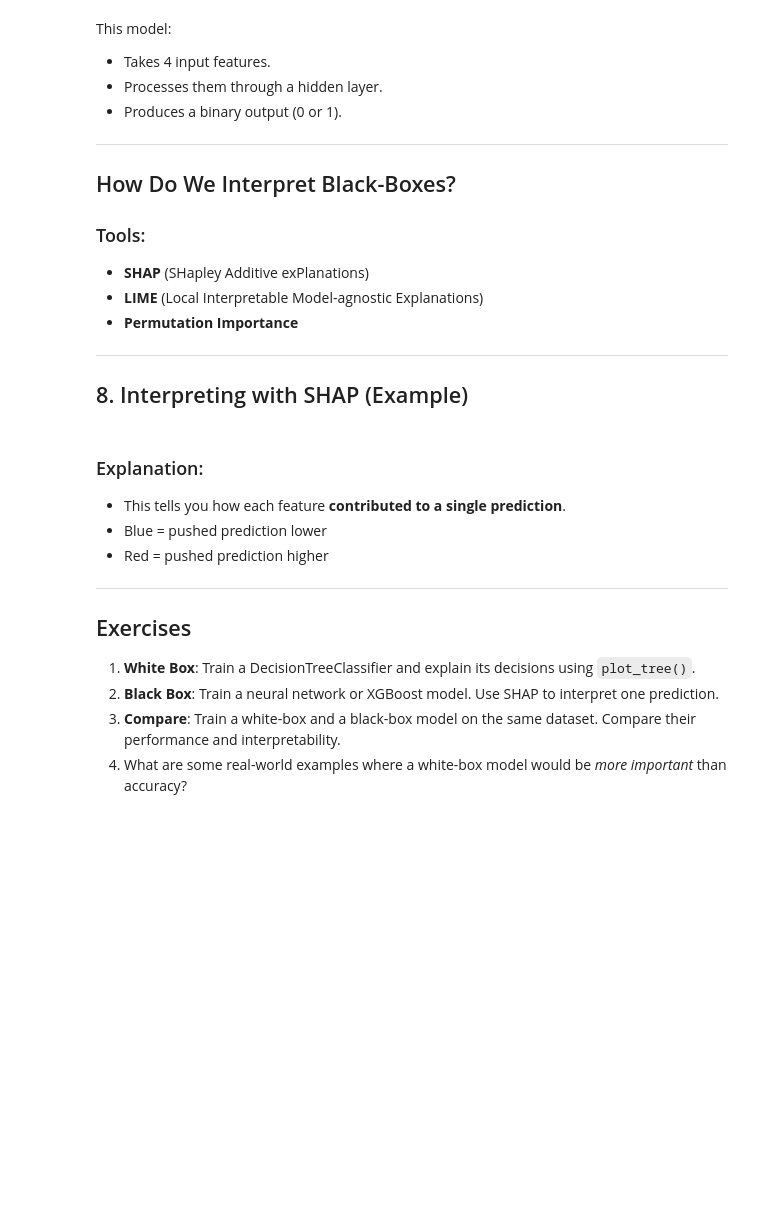
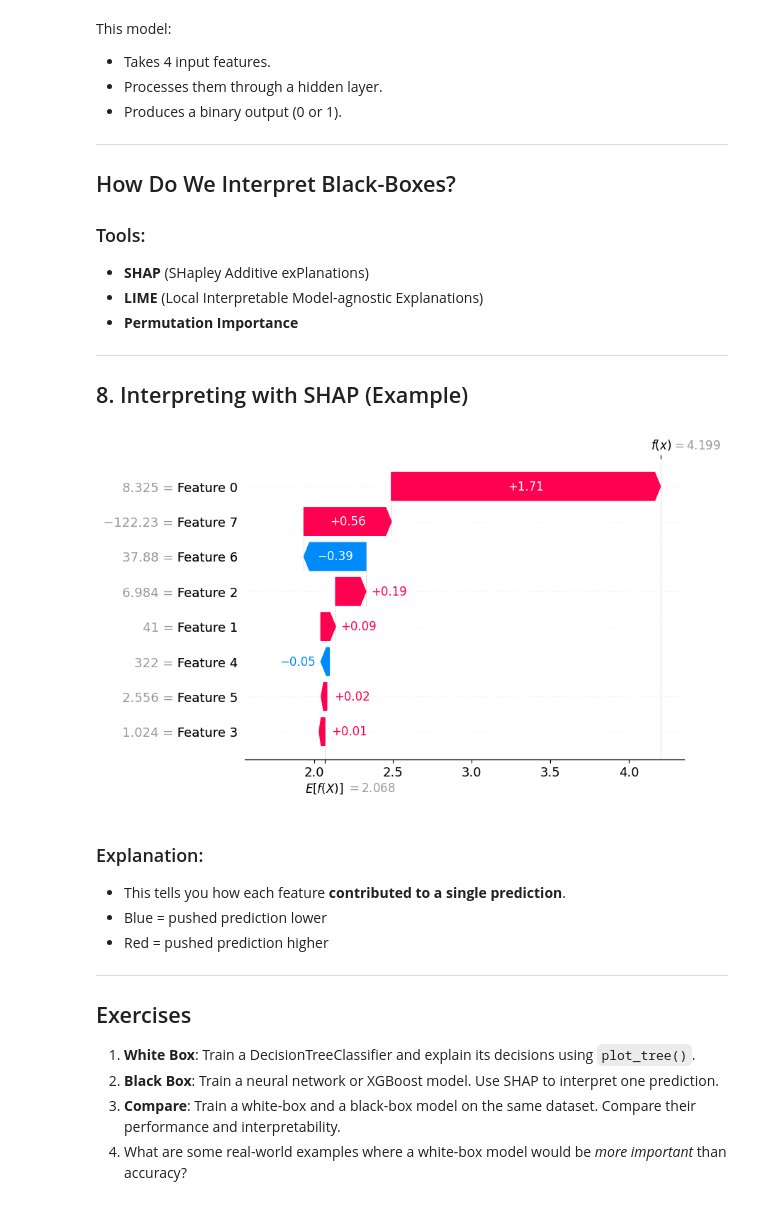
Before and after one commit to ms-tutorials/ds-lessons, a Jupyter notebook: phase-4/6. Machine Learning Interpretability.ipynb, the cells around one changed output. Cells and saved outputs as stored; diff of their text form; code cells hidden in the pictures; blank space fills up the shorter version.

```diff
--- a/phase-4/6. Machine Learning Interpretability.ipynb
+++ b/phase-4/6. Machine Learning Interpretability.ipynb
@@ -145,18 +153,23 @@ This model:
 # %%
 import shap
 import xgboost
-from sklearn.datasets import load_boston
+from sklearn.datasets import fetch_california_housing
 
-# Load data
-X, y = load_boston(return_X_y=True)
+# Load California housing dataset
+data = fetch_california_housing()
+X, y = data.data, data.target
+
+# Train model
 model = xgboost.XGBRegressor().fit(X, y)
 
 # Explain predictions
 explainer = shap.Explainer(model)
 shap_values = explainer(X)
 
-# Visualize
+# Visualize waterfall for first prediction
 shap.plots.waterfall(shap_values[0])
+# %% [output]
+[figure, added]
 # %% [markdown]
 ### Explanation:
 
```
Also changed, not shown: parts of 7 cells of this notebook, 7 other files.
